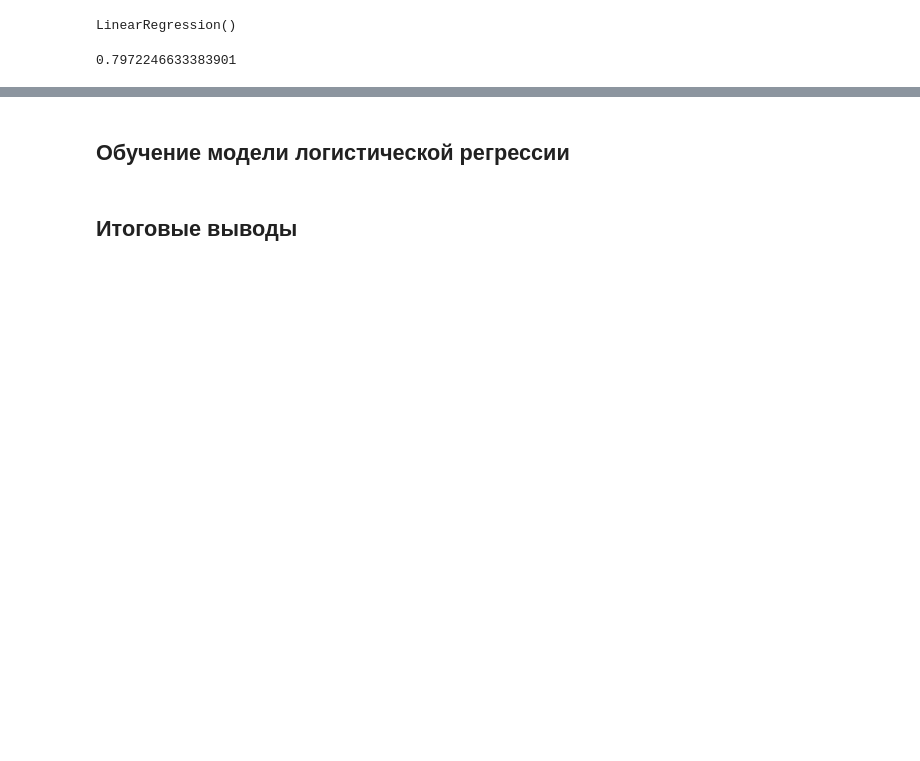
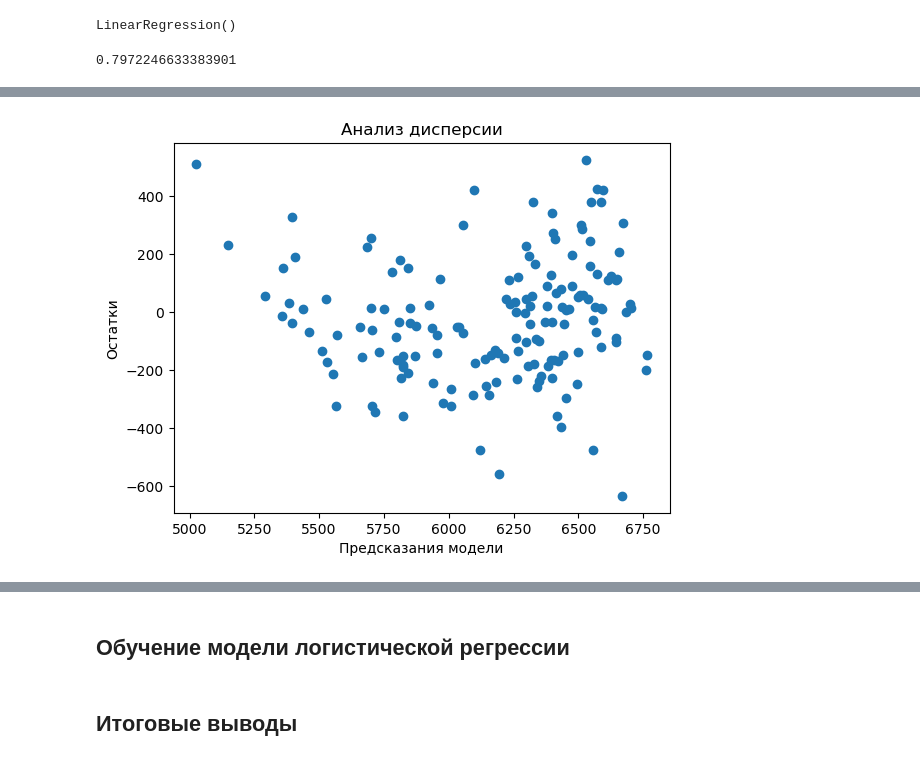
Before and after one commit to butuzovzeleboba/Linear-models-in-machine-learning, a Jupyter notebook: Linear models in machine learning.ipynb, the cells around one changed output, grey strips where cells are left out. Saved outputs shown, nothing was run; the diff lists cells and outputs as text; code cells hidden in the pictures; blank space fills up the shorter version.

```diff
--- a/Linear models in machine learning.ipynb
+++ b/Linear models in machine learning.ipynb
@@ -989,0 +979,8 @@ r2
+# %%
+plt.scatter(predictions, residuals)
+plt.xlabel('Предсказания модели')
+plt.ylabel('Остатки')
+plt.title('Анализ дисперсии')
+plt.show()
+# %% [output]
+[figure, added]
```
Also changed, not shown: parts of 12 cells of this notebook.
